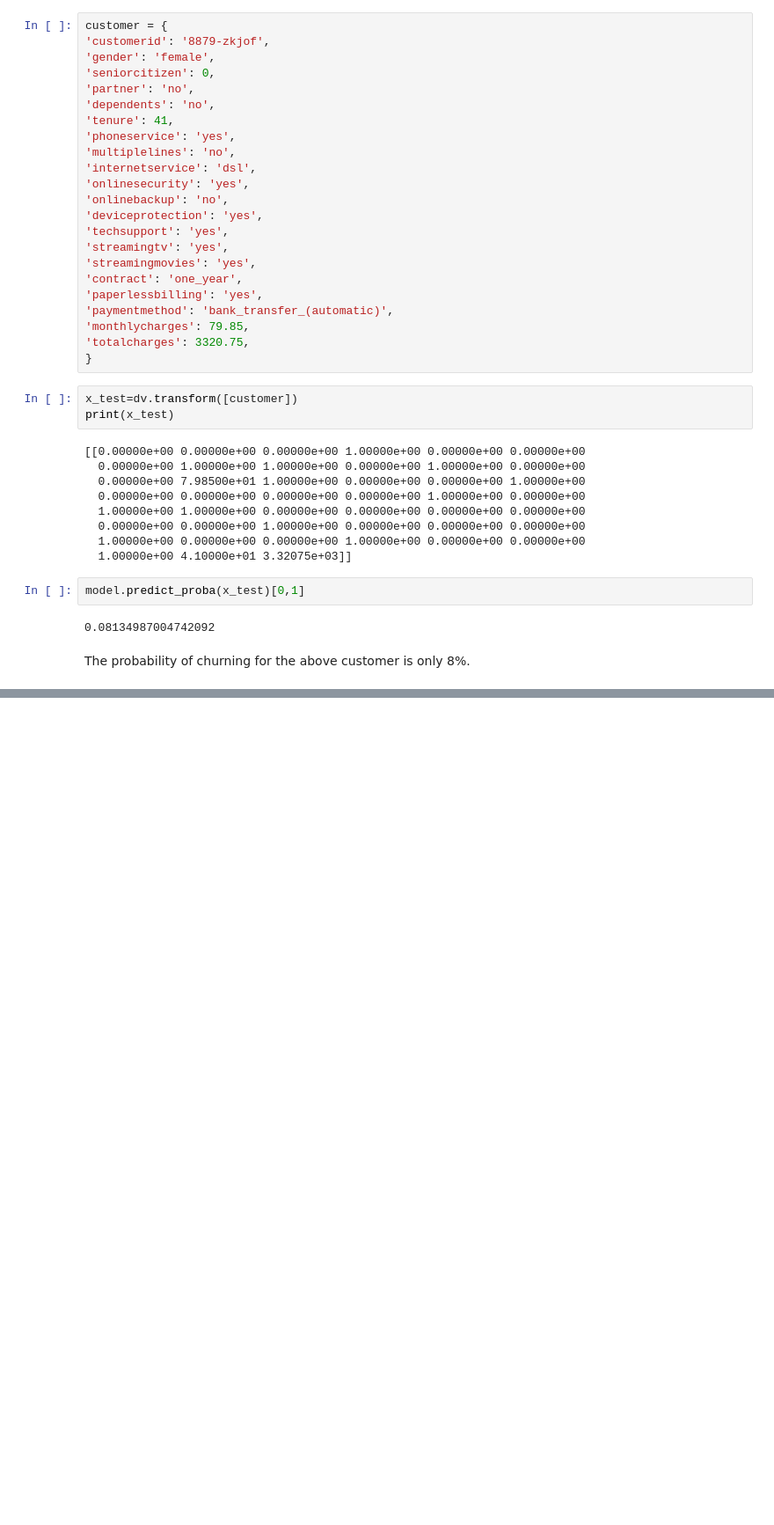
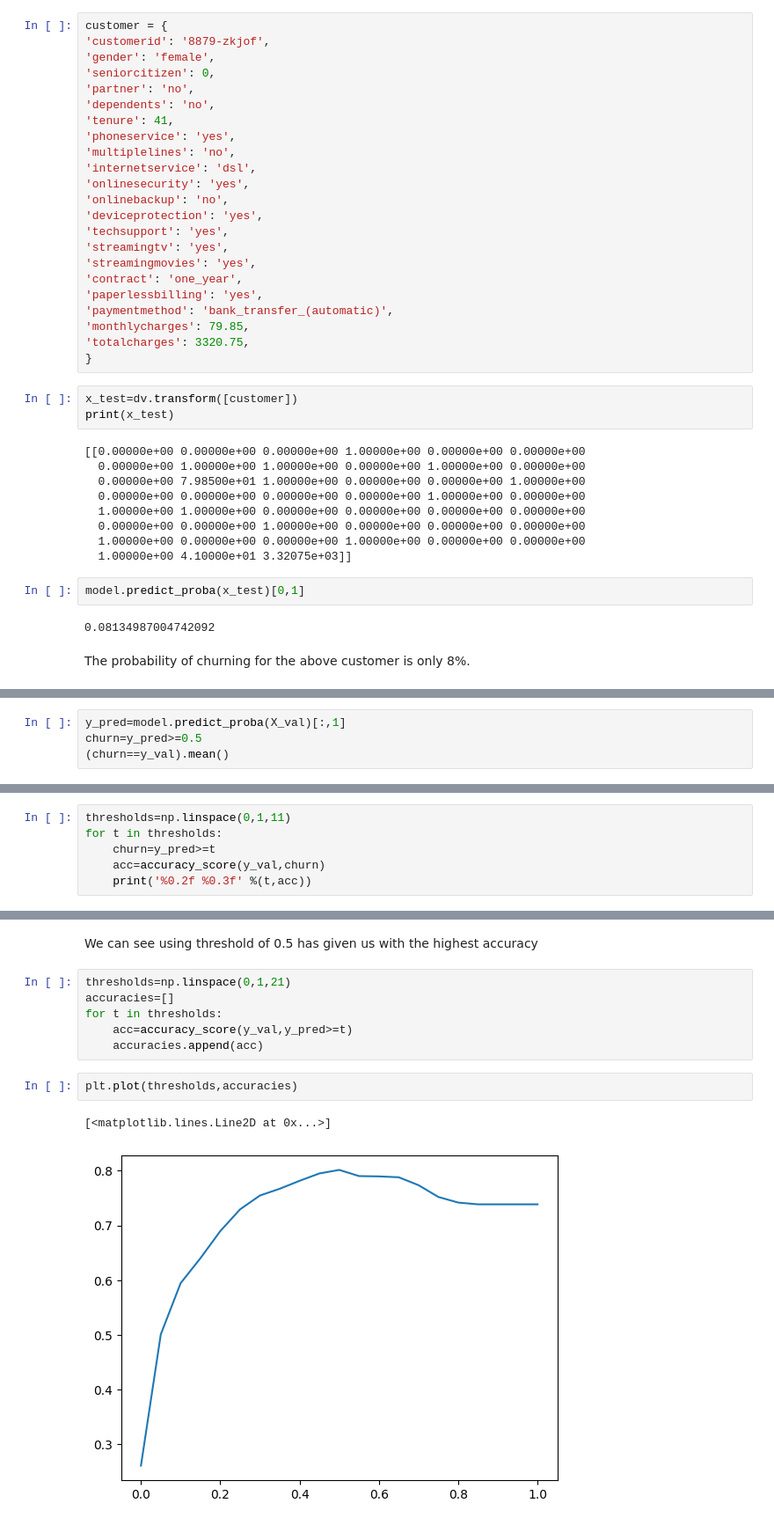
Before and after one commit to Pratik881/ML, a Jupyter notebook: Churn Prediction/churn.ipynb, the cells around one changed output, grey strips where cells are left out. Shown: that part at 88% size. Cells and saved outputs as stored; diff of their text form; blank space fills up the shorter version.

```diff
--- a/Churn Prediction/churn.ipynb
+++ b/Churn Prediction/churn.ipynb
@@ -553,0 +556,4 @@ The probability of churning for the above customer is only 8%.
+# %%
+y_pred=model.predict_proba(X_val)[:,1]
+churn=y_pred>=0.5
+(churn==y_val).mean()
@@ -553,0 +566,6 @@ The probability of churning for the above customer is only 8%.
+# %%
+thresholds=np.linspace(0,1,11)
+for t in thresholds:
+    churn=y_pred>=t
+    acc=accuracy_score(y_val,churn)
+    print('%0.2f %0.3f' %(t,acc))
@@ -553,0 +584,13 @@ The probability of churning for the above customer is only 8%.
+# %% [markdown]
+We can see using threshold of 0.5 has given us with the highest accuracy
+# %%
+thresholds=np.linspace(0,1,21)
+accuracies=[]
+for t in thresholds:
+    acc=accuracy_score(y_val,y_pred>=t)
+    accuracies.append(acc)
+# %%
+plt.plot(thresholds,accuracies)
+# %% [output]
+[<matplotlib.lines.Line2D at 0x...>]
+[figure, added]
```
Also changed, not shown: parts of 6 cells of this notebook.
